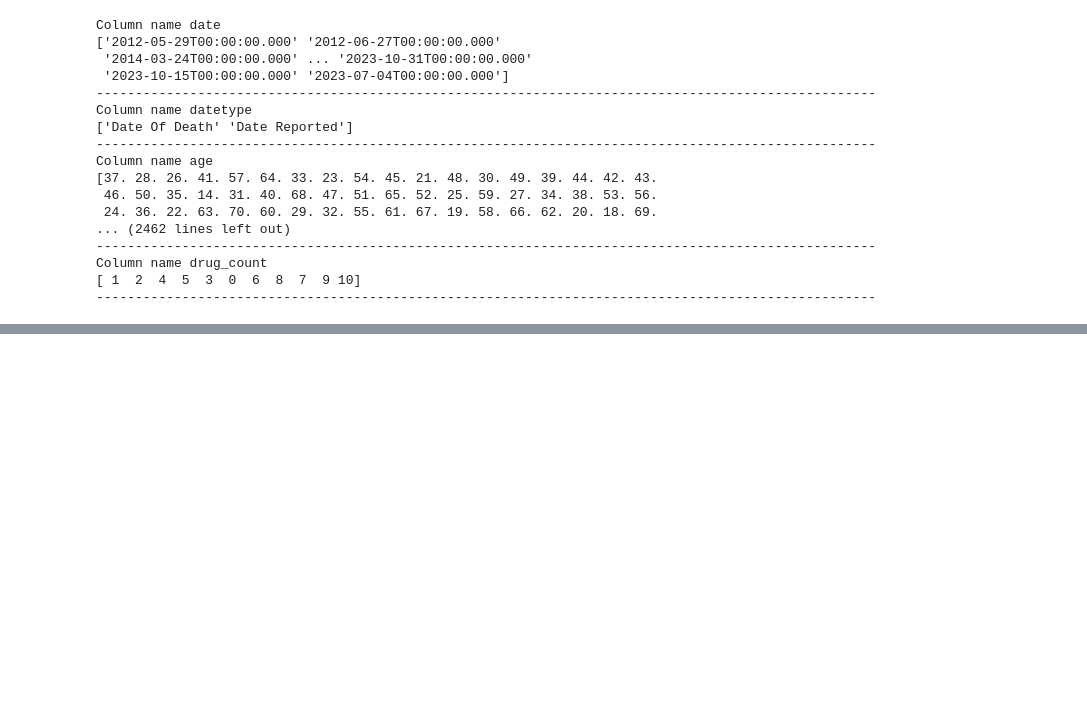
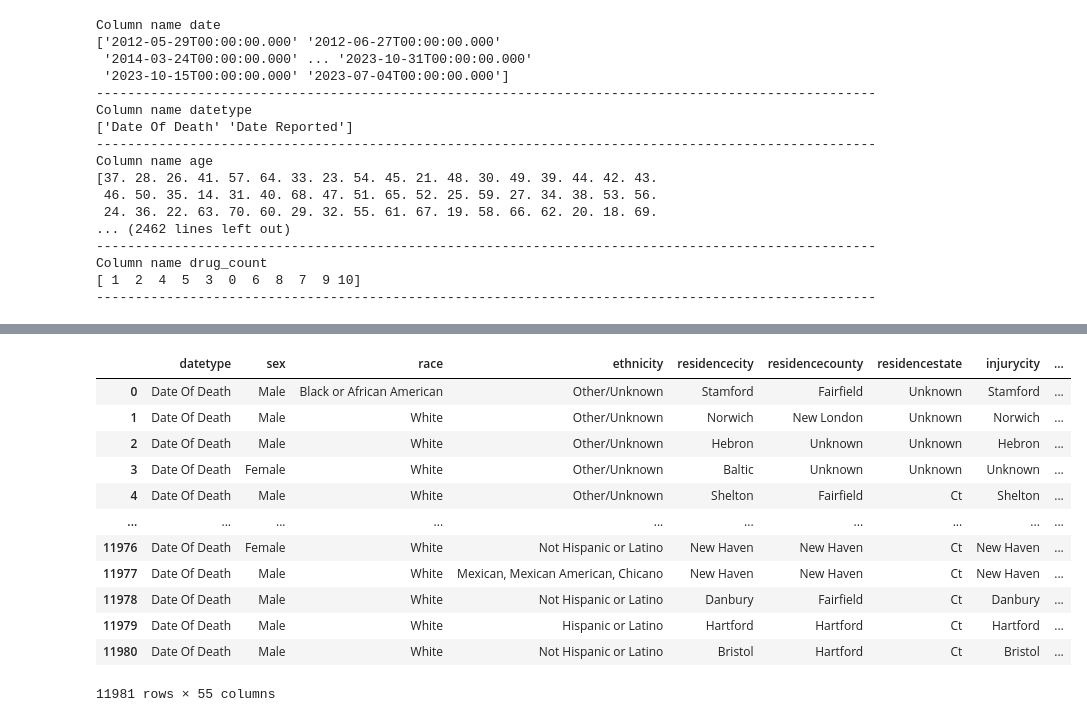
Before and after one commit to sam2800ml/drugs_analysis, a Jupyter notebook: notebooks/main.ipynb, the cells around one changed output, grey strips where cells are left out. Cells and saved outputs as stored; diff of their text form; code cells hidden in the pictures; blank space fills up the shorter version.

```diff
--- a/notebooks/main.ipynb
+++ b/notebooks/main.ipynb
@@ -308,0 +371,25 @@ dataframe.to_csv('dataframe.csv', header=True, index=False)
+# %%
+def age_groups(df):
+    bins = [0,18,30,46,60, float('inf')]
+    labels = ['0-18,Menores', '19-30,Jóvenes Adultos', '31-45,Adultos Jóvenes', '46-60,Adultos de Mediana Edad', '61+,Adultos Mayores']
+    df["age_groups"] = pd.cut(df["age"],bins=bins,labels=labels, right=True) # right=True it means that the right number is include
+    df.drop(["age"],axis=1,inplace=True)
+    return df
+
+dataframe = age_groups(dataframe)
+# %%
+dataframe
+# %% [output]
+|  | datetype | sex | race | ethnicity | residencecity | residencecounty | residencestate | injurycity | ... |
+| 0 | Date Of Death | Male | Black or African American | Other/Unknown | Stamford | Fairfield | Unknown | Stamford | ... |
+| 1 | Date Of Death | Male | White | Other/Unknown | Norwich | New London | Unknown | Norwich | ... |
+| 2 | Date Of Death | Male | White | Other/Unknown | Hebron | Unknown | Unknown | Hebron | ... |
+| 3 | Date Of Death | Female | White | Other/Unknown | Baltic | Unknown | Unknown | Unknown | ... |
+| 4 | Date Of Death | Male | White | Other/Unknown | Shelton | Fairfield | Ct | Shelton | ... |
+| ... | ... | ... | ... | ... | ... | ... | ... | ... | ... |
+| 11976 | Date Of Death | Female | White | Not Hispanic or Latino | New Haven | New Haven | Ct | New Haven | ... |
+| 11977 | Date Of Death | Male | White | Mexican, Mexican American, Chicano | New Haven | New Haven | Ct | New Haven | ... |
+| 11978 | Date Of Death | Male | White | Not Hispanic or Latino | Danbury | Fairfield | Ct | Danbury | ... |
+| 11979 | Date Of Death | Male | White | Hispanic or Latino | Hartford | Hartford | Ct | Hartford | ... |
+| 11980 | Date Of Death | Male | White | Not Hispanic or Latino | Bristol | Hartford | Ct | Bristol | ... |
+11981 rows × 55 columns
```
Also changed, not shown: parts of 5 cells of this notebook, 19 other files.
